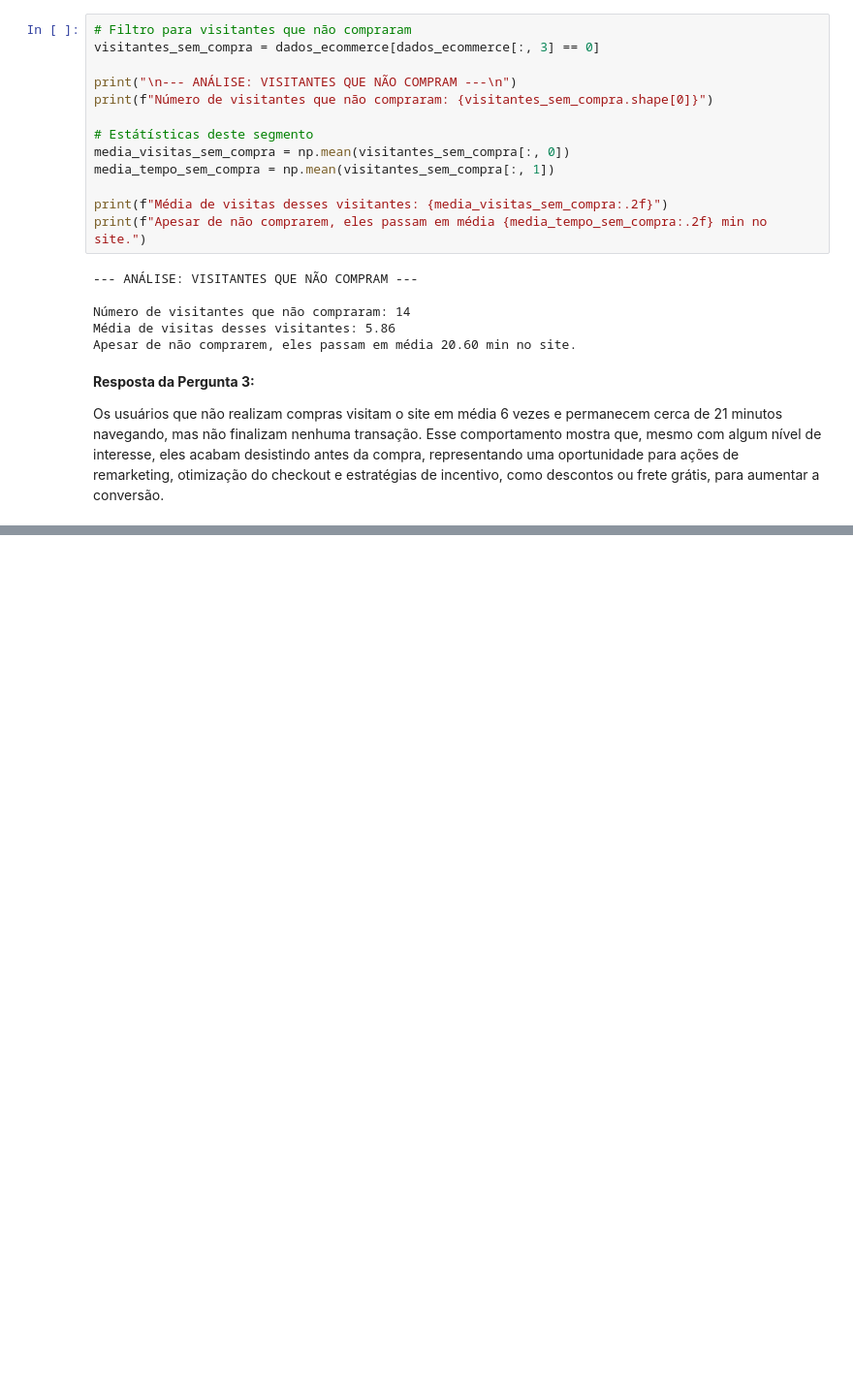
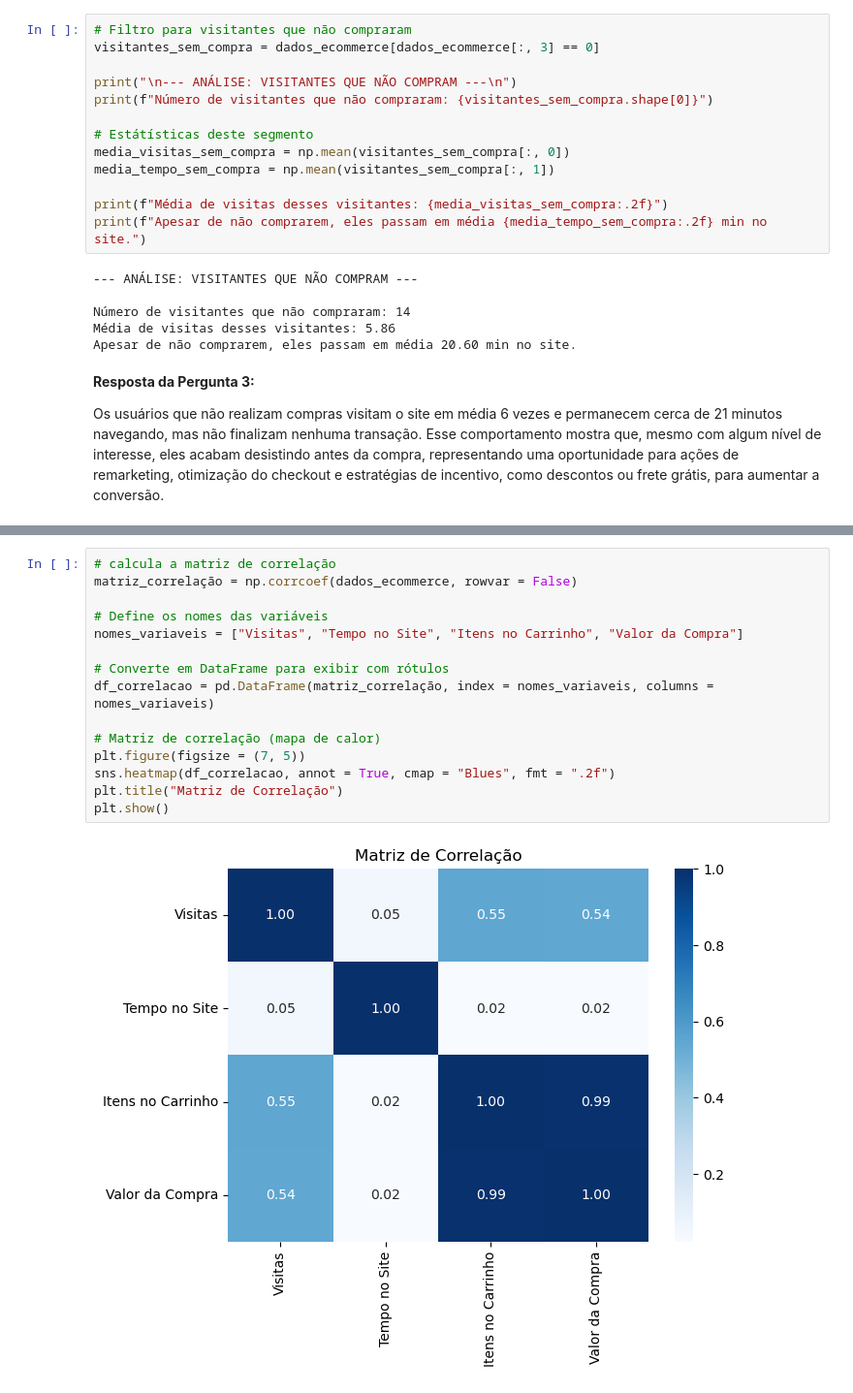
Before and after one commit to CleidsonGoes/Analise_Estatistica_de_Dados_Para_Area_de_Marketing, a Jupyter notebook: index.ipynb, the cells around one changed output, grey strips where cells are left out. Shown at 97% size. Saved outputs shown, nothing was run; the diff lists cells and outputs as text; blank space fills up the shorter version.

Commit message:
feito o mapa de calor baseado na matriz de correlação

```diff
--- a/index.ipynb
+++ b/index.ipynb
@@ -226,0 +256,17 @@ Os usuários que não realizam compras visitam o site em média 6 vezes e perman
+# %%
+# calcula a matriz de correlação
+matriz_correlação = np.corrcoef(dados_ecommerce, rowvar = False)
+
+# Define os nomes das variáveis
+nomes_variaveis = ["Visitas", "Tempo no Site", "Itens no Carrinho", "Valor da Compra"]
+
+# Converte em DataFrame para exibir com rótulos
+df_correlacao = pd.DataFrame(matriz_correlação, index = nomes_variaveis, columns = nomes_variaveis)
+
+# Matriz de correlação (mapa de calor)
+plt.figure(figsize = (7, 5))
+sns.heatmap(df_correlacao, annot = True, cmap = "Blues", fmt = ".2f")
+plt.title("Matriz de Correlação")
+plt.show()
+# %% [output]
+[figure, added]
```
Also changed, not shown: parts of 2 cells of this notebook.
